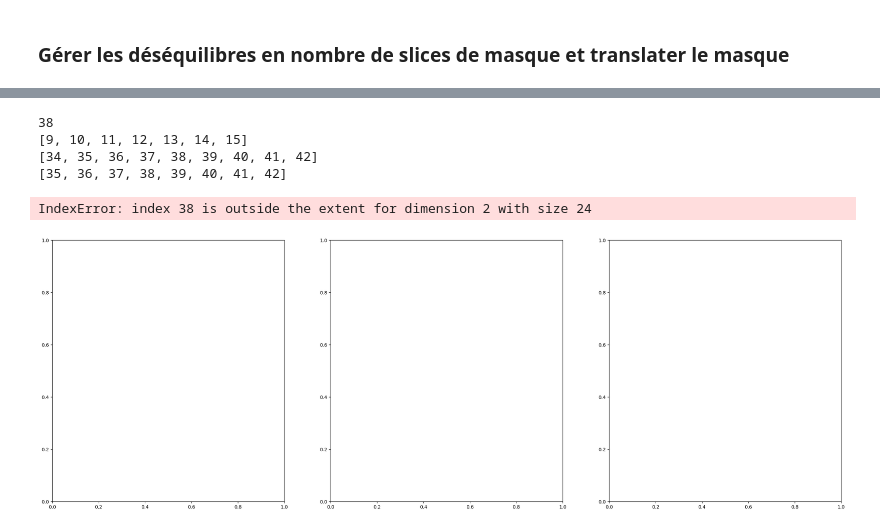
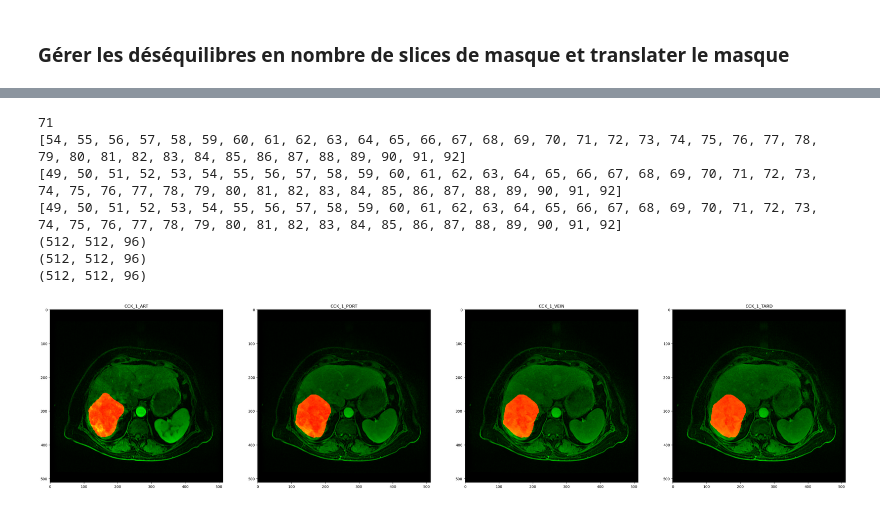
Before and after one commit to AlexandreSelvestre/Stage-3A, a Jupyter notebook: recaler.ipynb, the cells around one changed output, grey strips where cells are left out. Cells and saved outputs as stored; diff of their text form; code cells hidden in the pictures.

```diff
--- a/recaler.ipynb
+++ b/recaler.ipynb
@@ -26,26 +25,23 @@ time_inj = ["_ART", "_PORT", "_TARD"]
 # %% [markdown]
 ### Print pour une slice les temps côté à côte
-# %%
-def eliminate_temps(name):
-    useless_part_length = len(name.split('_')[-1]) + 1
-    return(name[:-useless_part_length])
 # %%
+time_inj = ["_ART", "_PORT", "_VEIN","_TARD"]
+
 ls_image =sorted(glob.glob('./*_NAT*/*.nii'))
 print(ls_image[1])
 ls_image_no_time = natsorted(list(set([eliminate_temps(x) for x in ls_image])))
-ls_image_full_times_surconfiance = [[name +time + ".nii" for time in time_inj] for name in ls_image_no_time ]
+ls_image_full_times_surconfiance = [[name +time + ".nii" for time in time_inj] for name in ls_image_no_time]
 ls_image_full_time = []
 dict_image_full_time = {}
 for li_names in ls_image_full_times_surconfiance:
-    present = True
-    for name in li_names:
-        if name not in ls_image:
-            present = False
-    if present:
-        ls_image_full_time.append(li_names)
-        classe_name = li_names[0].split('/')[-2].split('_')[1]
-        patient_num = li_names[0].split('/')[-1].split('_')[0]
-        dict_image_full_time[(patient_num, classe_name)] = li_names
+    li_true_names = []
+    for i,name in enumerate(li_names):
+        if name in ls_image:
+            li_true_names.append(name)
+    ls_image_full_time.append(li_true_names)
+    classe_name = li_names[0].split('/')[-2].split('_')[1]
+    patient_num = li_names[0].split('/')[-1].split('_')[0]
+    dict_image_full_time[(patient_num, classe_name)] = li_true_names
 # %% [output]
 ./Dataset_CCK_NAT/10_PORT.nii
 # %%
@@ -290,15 +91,20 @@ difference [0 0 0]
 # %%
-num = 14
+num = 0
 slice_ref = get_good_slice(image_name = ls_image_full_time[num][1])
 print(slice_ref)
 print(get_all_good_slices(image_name = ls_image_full_time[num][0]))
 print(get_all_good_slices(image_name = ls_image_full_time[num][1]))
 print(get_all_good_slices(image_name = ls_image_full_time[num][2]))
-show_all_time(num = num, slices = [slice_ref, slice_ref + 1, slice_ref + 1])
+show_all_time(num = num, slices = [slice_ref, slice_ref + 1, slice_ref + 1, slice_ref + 1])
+print(sitk.ReadImage(ls_image_full_time[num][0]).GetSize())
+print(sitk.ReadImage(ls_image_full_time[num][1]).GetSize())
+print(sitk.ReadImage(ls_image_full_time[num][2]).GetSize())
 # %% [output]
-38
-[9, 10, 11, 12, 13, 14, 15]
-[34, 35, 36, 37, 38, 39, 40, 41, 42]
-[35, 36, 37, 38, 39, 40, 41, 42]
+71
+[54, 55, 56, 57, 58, 59, 60, 61, 62, 63, 64, 65, 66, 67, 68, 69, 70, 71, 72, 73, 74, 75, 76, 77, 78, 79, 80, 81, 82, 83, 84, 85, 86, 87, 88, 89, 90, 91, 92]
+[49, 50, 51, 52, 53, 54, 55, 56, 57, 58, 59, 60, 61, 62, 63, 64, 65, 66, 67, 68, 69, 70, 71, 72, 73, 74, 75, 76, 77, 78, 79, 80, 81, 82, 83, 84, 85, 86, 87, 88, 89, 90, 91, 92]
+[49, 50, 51, 52, 53, 54, 55, 56, 57, 58, 59, 60, 61, 62, 63, 64, 65, 66, 67, 68, 69, 70, 71, 72, 73, 74, 75, 76, 77, 78, 79, 80, 81, 82, 83, 84, 85, 86, 87, 88, 89, 90, 91, 92]
+(512, 512, 96)
+(512, 512, 96)
+(512, 512, 96)
-IndexError: index 38 is outside the extent for dimension 2 with size 24
-[figure, old version]
+[figure, new version]
```
Also changed, not shown: parts of 12 cells of this notebook, 15 other files.
